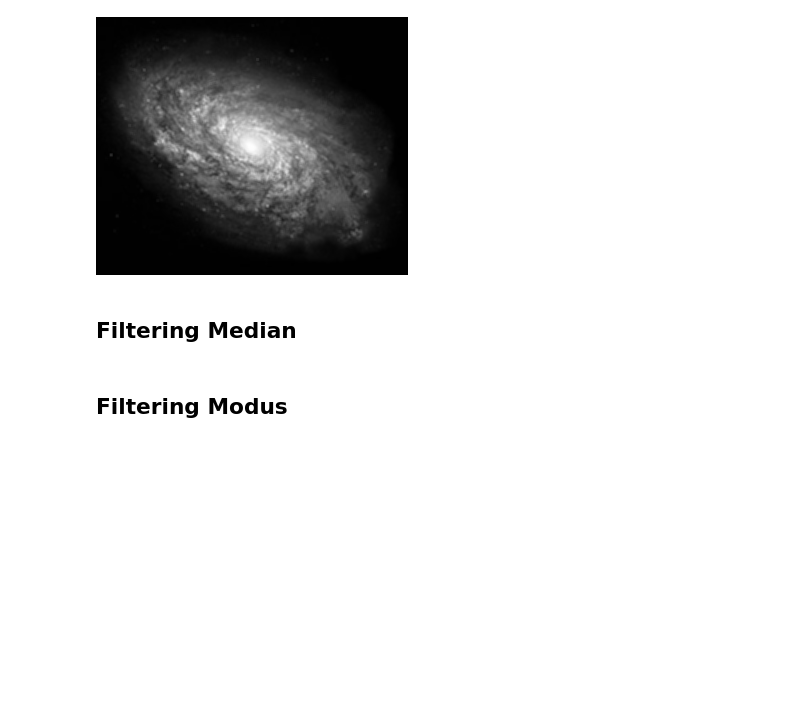
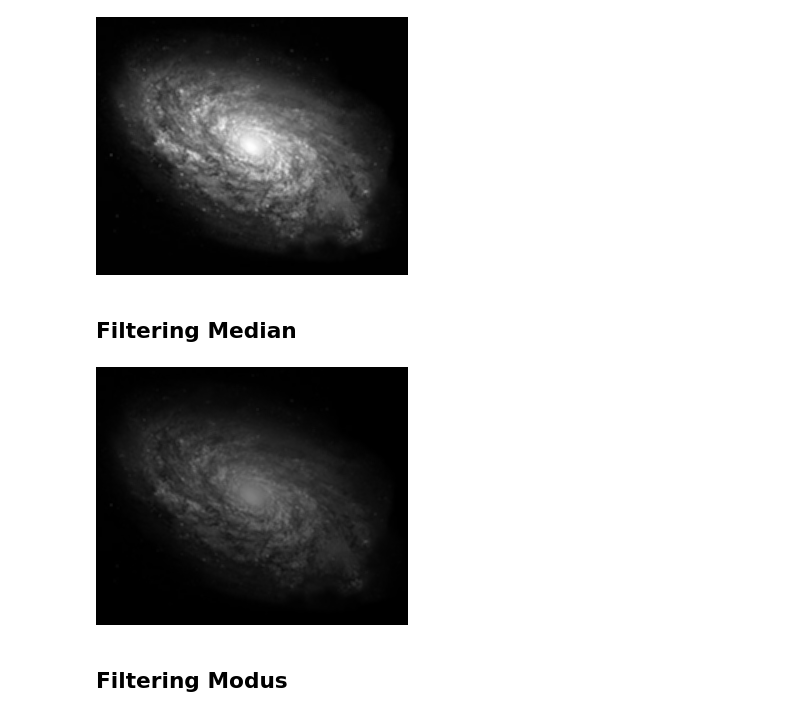
Before and after one commit to 16Komang/PCVK, a Jupyter notebook: ProjectUTS.ipynb, the cells around one changed output. Drawn from its saved outputs; the diff is of its cells as text; code cells hidden in the pictures; blank space fills up the shorter version.

```diff
--- a/ProjectUTS.ipynb
+++ b/ProjectUTS.ipynb
@@ -49,5 +52,14 @@ cv2_imshow(filtering(img_gray,kernal_mean,1,2))
 [figure]
 # %% [markdown]
 ## Filtering Median
+# %%
+# Kodingan median
+kernal_median = np.array([[1/18,1/18,1/18],
+                       [1/18,1/18,1/18],
+                       [1/18,1/18,1/18]])
+# Hasil
+cv2_imshow(filtering(img_gray,kernal_median,1,2))
+# %% [output]
+[figure, added]
 # %% [markdown]
 ## Filtering Modus
```
Also changed, not shown: parts of 2 cells of this notebook.
